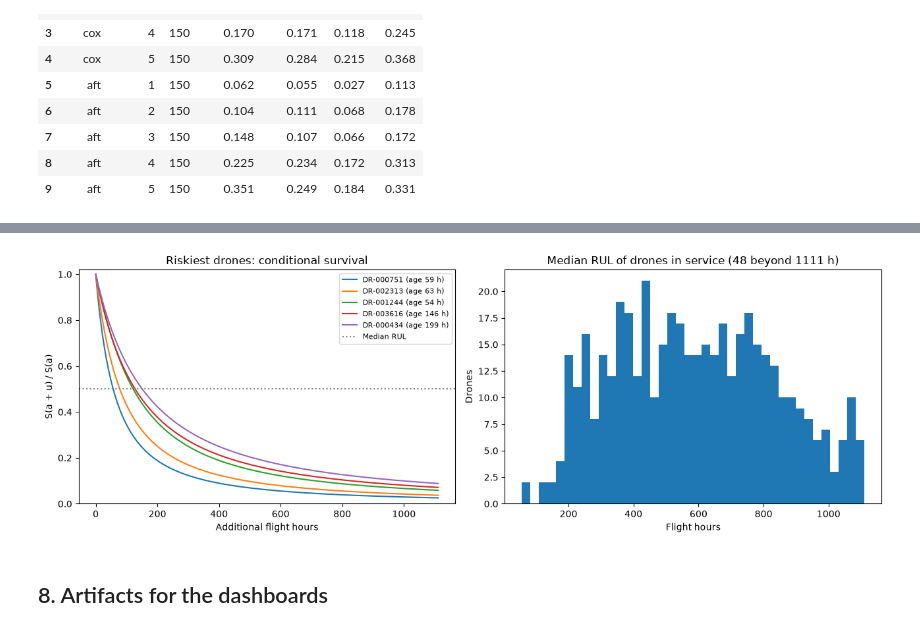
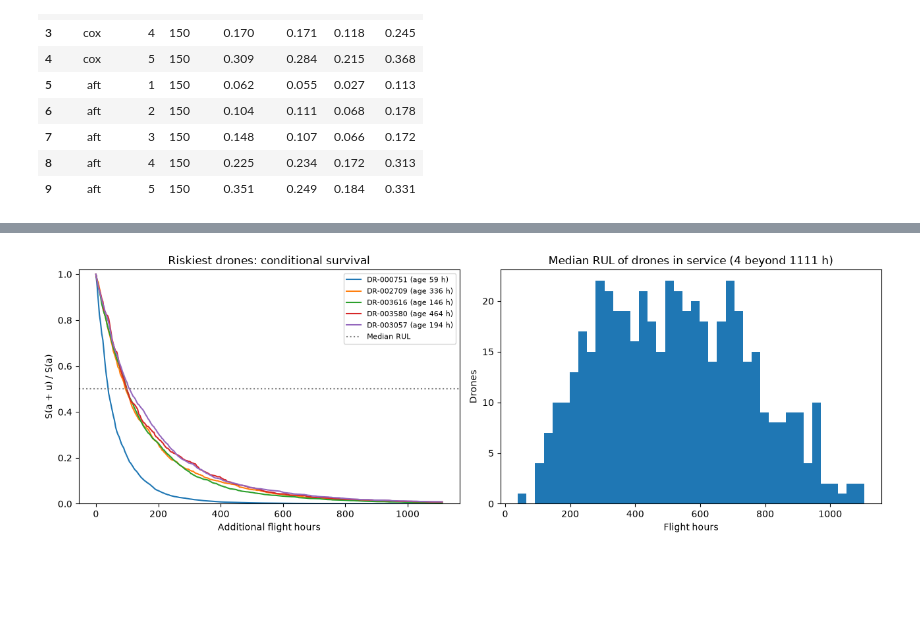
Before and after one commit to timofeytkachenko/drone_survival_analysis, a Jupyter notebook: drone_survival.ipynb, the cells around one changed output, grey strips where cells are left out. Cells and saved outputs as stored; diff of their text form; code cells hidden in the pictures; blank space fills up the shorter version.

Commit message:
Add studio API, model registry and monitoring

```diff
--- a/drone_survival.ipynb
+++ b/drone_survival.ipynb
@@ -382,11 +391,15 @@ plt.show()
 ### 5.3 Calibration by prediction decile
 # %%
 horizons = np.quantile(test["duration_h"], [0.25, 0.5, 0.75])
+calibration = pd.concat(
+    calibration_curve(model, test, h).assign(model=name, horizon=h)
+    for name, model in models.items()
+    for h in horizons
+)
 fig, axes = plt.subplots(1, len(horizons), figsize=(15, 4.5))
 
 for ax, h in zip(axes, horizons):
-    for name, model in models.items():
-        cal = calibration_curve(model, test, h)
+    for name, cal in calibration[calibration["horizon"] == h].groupby("model", sort=False):
         ax.plot(cal["predicted"], cal["observed"], marker="o", label=name)
     ax.plot([0, 1], [0, 1], color="grey", linestyle=":", label="Perfect")
     ax.set(
@@ -727,0 +805,12 @@ Training drones still at risk at [1174.0, 1761.0, 2348.0] h: [124, 20, 4]
+# %%
+# Drones in service at the data cut-off; current age = duration_h
+active = test[test["in_service"]]
+horizon = production.horizon
+rul = production.rul
+print(f"Model: production {forecast_name}, horizon: {horizon:.0f} h, drones in service: {len(rul)}")
+
+last_event = train_val.loc[train_val["event"] == 1, "duration_h"].max()
+support = np.array([0.5, 0.75, 1.0]) * last_event
+still_flying = [int((train_val["duration_h"] >= t).sum()) for t in support]
+print(f"Train + validation drones still at risk at {support.round().tolist()} h: {still_flying}")
+rul.sort_values("p_fail_window", ascending=False).head(10).round(3)
@@ -728,37 +831,35 @@ Training drones still at risk at [1174.0, 1761.0, 2348.0] h: [124, 20, 4]
 # %%
 rul_grid = np.linspace(0, horizon, 300)
 riskiest = rul.nlargest(5, "p_fail_window").index
-rul_curves = best_model.conditional_survival(
+rul_curves = forecast_model.conditional_survival(
     active.loc[riskiest], active.loc[riskiest, "duration_h"], rul_grid
 )
 
 fig, axes = plt.subplots(1, 2, figsize=(13, 4.5))
 
 ax = axes[0]
 for k, (i, s) in enumerate(zip(riskiest, rul_curves)):
     label = f"{active.at[i, 'drone_id']} (age {active.at[i, 'duration_h']:.0f} h)"
     ax.plot(rul_grid, s, color=f"C{k}", label=label)
 ax.axhline(0.5, color="grey", linestyle=":", label="Median RUL")
 ax.set(
     title="Riskiest drones: conditional survival",
     xlabel="Additional flight hours",
     ylabel="S(a + u) / S(a)",
     ylim=(0, 1.02),
 )
 ax.legend(fontsize=8)
 
 ax = axes[1]
 finite = np.isfinite(rul["rul_median"])
 ax.hist(rul.loc[finite, "rul_median"], bins=40)
 ax.set(
     title=f"Median RUL of drones in service ({(~finite).sum()} beyond {horizon:.0f} h)",
     xlabel="Flight hours",
     ylabel="Drones",
 )
 
 plt.tight_layout()
 plt.show()
 # %% [output]
-[figure, old version]
+[figure, new version]
-# %% [markdown]
-## 8. Artifacts for the dashboards
```
Also changed, not shown: parts of 20 cells of this notebook, 34 other files.
